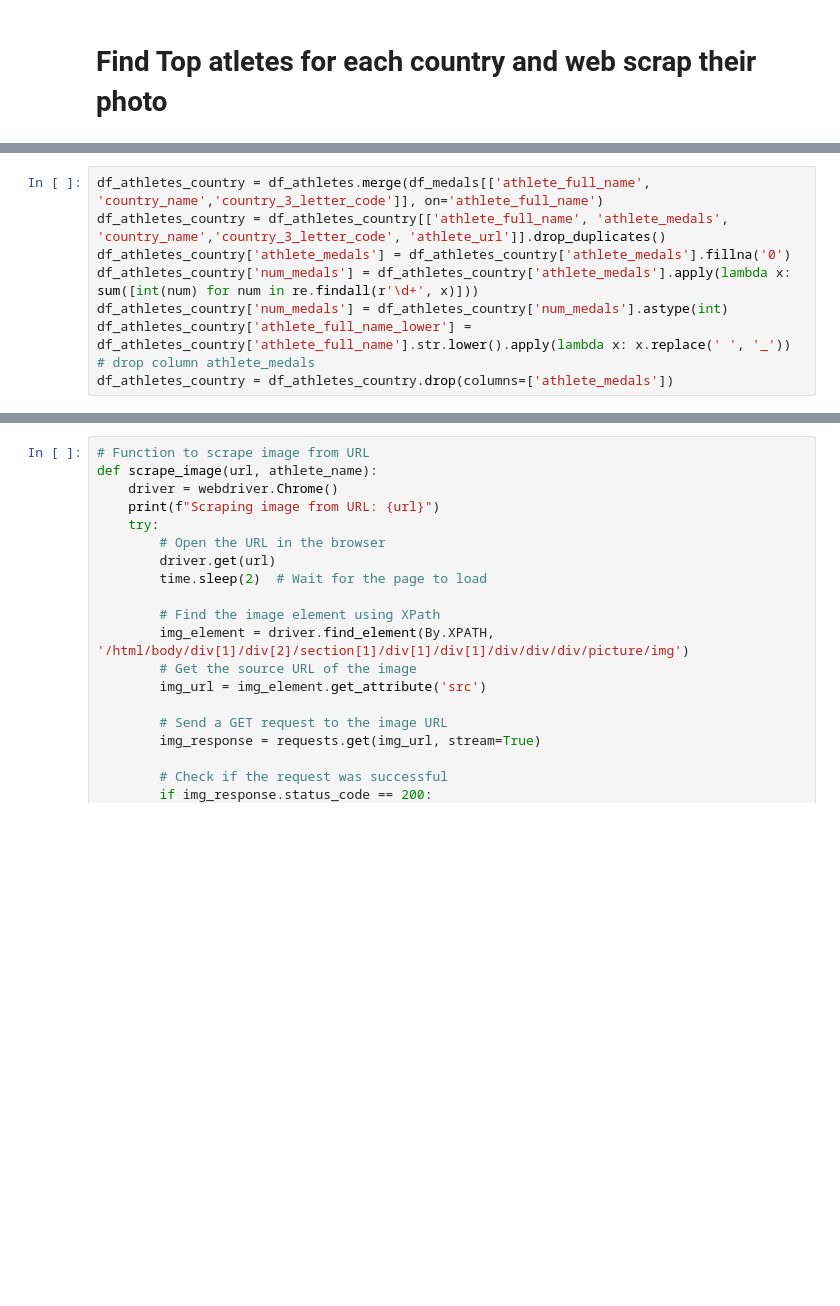
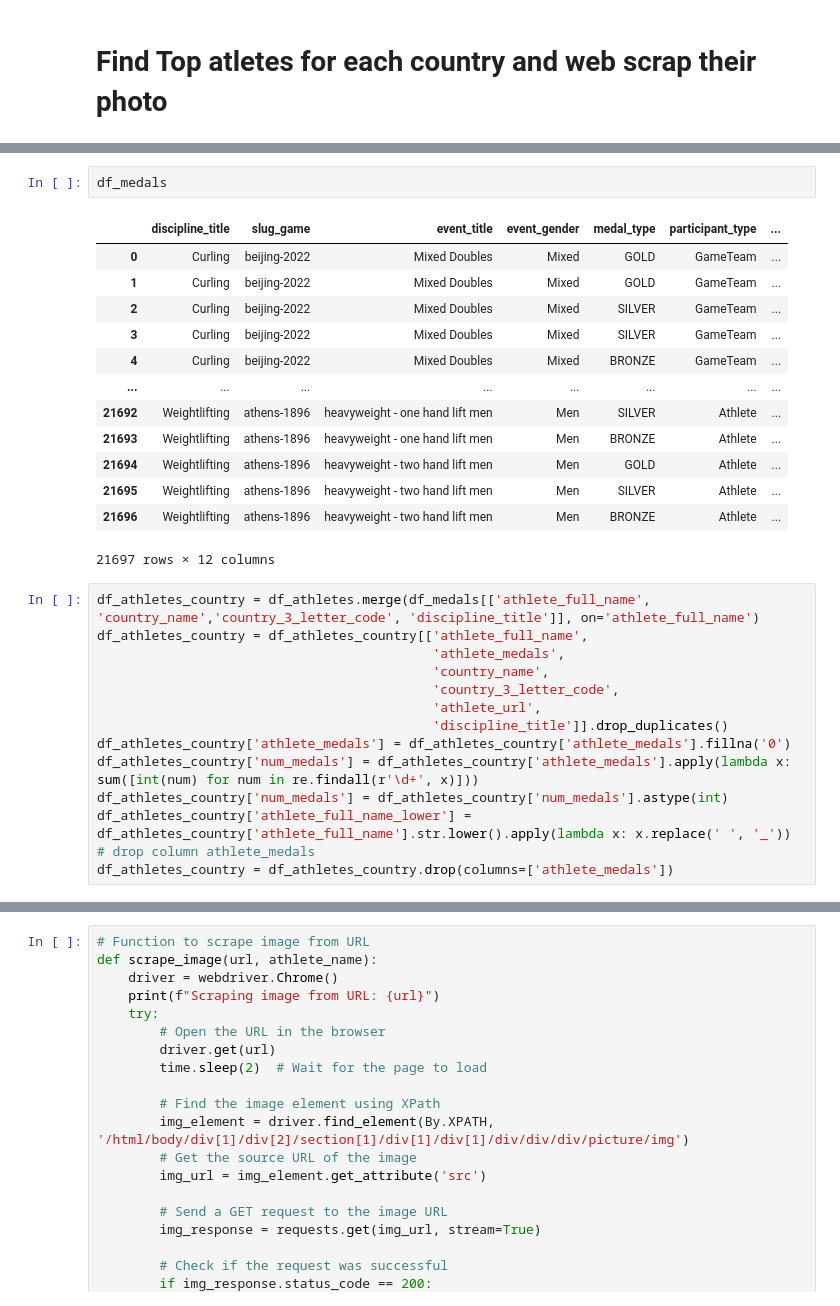
Before and after one commit to com-480-data-visualization/team_slo, a Jupyter notebook: src/processing/data_preprocessing.ipynb, the cells around one changed output, grey strips where cells are left out. Cells and saved outputs as stored; diff of their text form; blank space fills up the shorter version.

```diff
--- a/src/processing/data_preprocessing.ipynb
+++ b/src/processing/data_preprocessing.ipynb
@@ -382,9 +382,30 @@ df_athletes.head()
 | 2 | https://olympics.com/en/athletes/... | Dylan WALCZYK | 1 | Beijing 2022 | 1993.0 | NaN | ... |
 | 3 | https://olympics.com/en/athletes/... | Olli PENTTALA | 1 | Beijing 2022 | 1995.0 | NaN | ... |
 | 4 | https://olympics.com/en/athletes/... | Dmitriy REIKHERD | 1 | Beijing 2022 | 1989.0 | NaN | ... |
+# %%
+df_medals
+# %% [output]
+|  | discipline_title | slug_game | event_title | event_gender | medal_type | participant_type | ... |
+| 0 | Curling | beijing-2022 | Mixed Doubles | Mixed | GOLD | GameTeam | ... |
+| 1 | Curling | beijing-2022 | Mixed Doubles | Mixed | GOLD | GameTeam | ... |
+| 2 | Curling | beijing-2022 | Mixed Doubles | Mixed | SILVER | GameTeam | ... |
+| 3 | Curling | beijing-2022 | Mixed Doubles | Mixed | SILVER | GameTeam | ... |
+| 4 | Curling | beijing-2022 | Mixed Doubles | Mixed | BRONZE | GameTeam | ... |
+| ... | ... | ... | ... | ... | ... | ... | ... |
+| 21692 | Weightlifting | athens-1896 | heavyweight - one hand lift men | Men | SILVER | Athlete | ... |
+| 21693 | Weightlifting | athens-1896 | heavyweight - one hand lift men | Men | BRONZE | Athlete | ... |
+| 21694 | Weightlifting | athens-1896 | heavyweight - two hand lift men | Men | GOLD | Athlete | ... |
+| 21695 | Weightlifting | athens-1896 | heavyweight - two hand lift men | Men | SILVER | Athlete | ... |
+| 21696 | Weightlifting | athens-1896 | heavyweight - two hand lift men | Men | BRONZE | Athlete | ... |
+21697 rows × 12 columns
 # %%
-df_athletes_country = df_athletes.merge(df_medals[['athlete_full_name', 'country_name','country_3_letter_code']], on='athlete_full_name')
-df_athletes_country = df_athletes_country[['athlete_full_name', 'athlete_medals', 'country_name','country_3_letter_code', 'athlete_url']].drop_duplicates()
+df_athletes_country = df_athletes.merge(df_medals[['athlete_full_name', 'country_name','country_3_letter_code', 'discipline_title']], on='athlete_full_name')
+df_athletes_country = df_athletes_country[['athlete_full_name',
+                                           'athlete_medals',
+                                           'country_name',
+                                           'country_3_letter_code',
+                                           'athlete_url',
+                                           'discipline_title']].drop_duplicates()
 df_athletes_country['athlete_medals'] = df_athletes_country['athlete_medals'].fillna('0')
 df_athletes_country['num_medals'] = df_athletes_country['athlete_medals'].apply(lambda x: sum([int(num) for num in re.findall(r'\d+', x)]))
 df_athletes_country['num_medals'] = df_athletes_country['num_medals'].astype(int)
```
Also changed, not shown: parts of 2 cells of this notebook, 2 other files.
